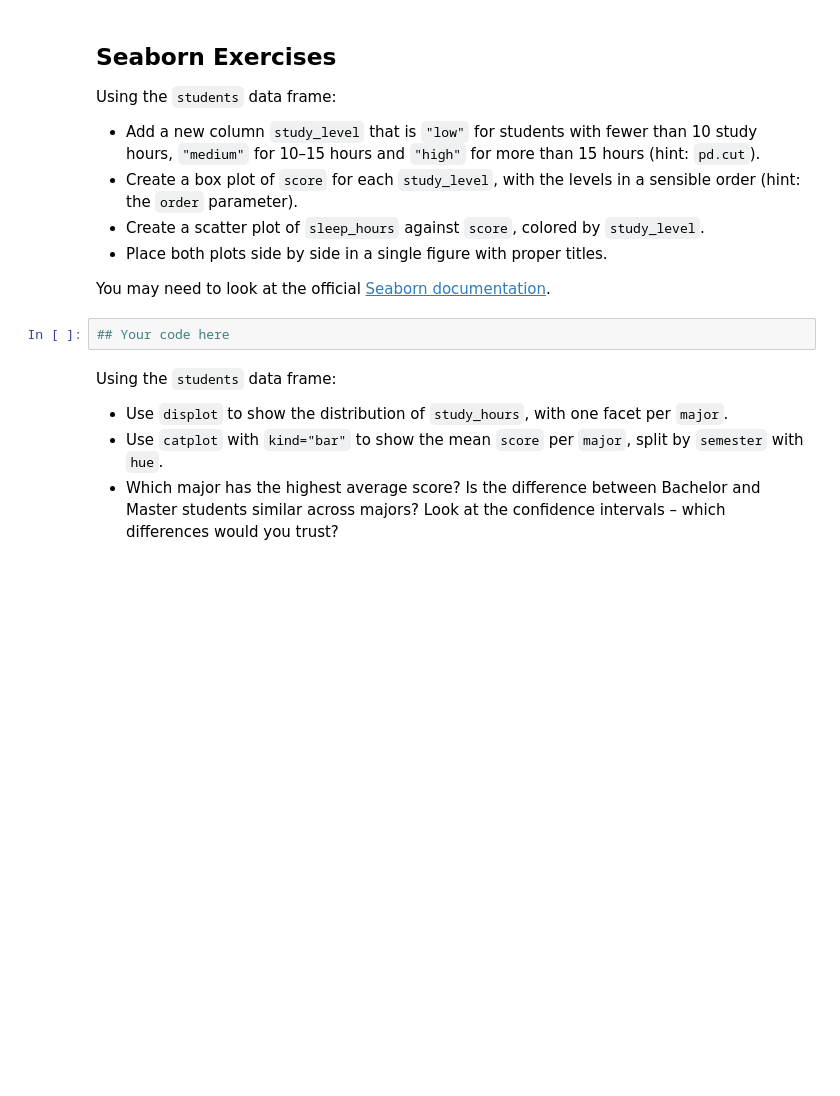
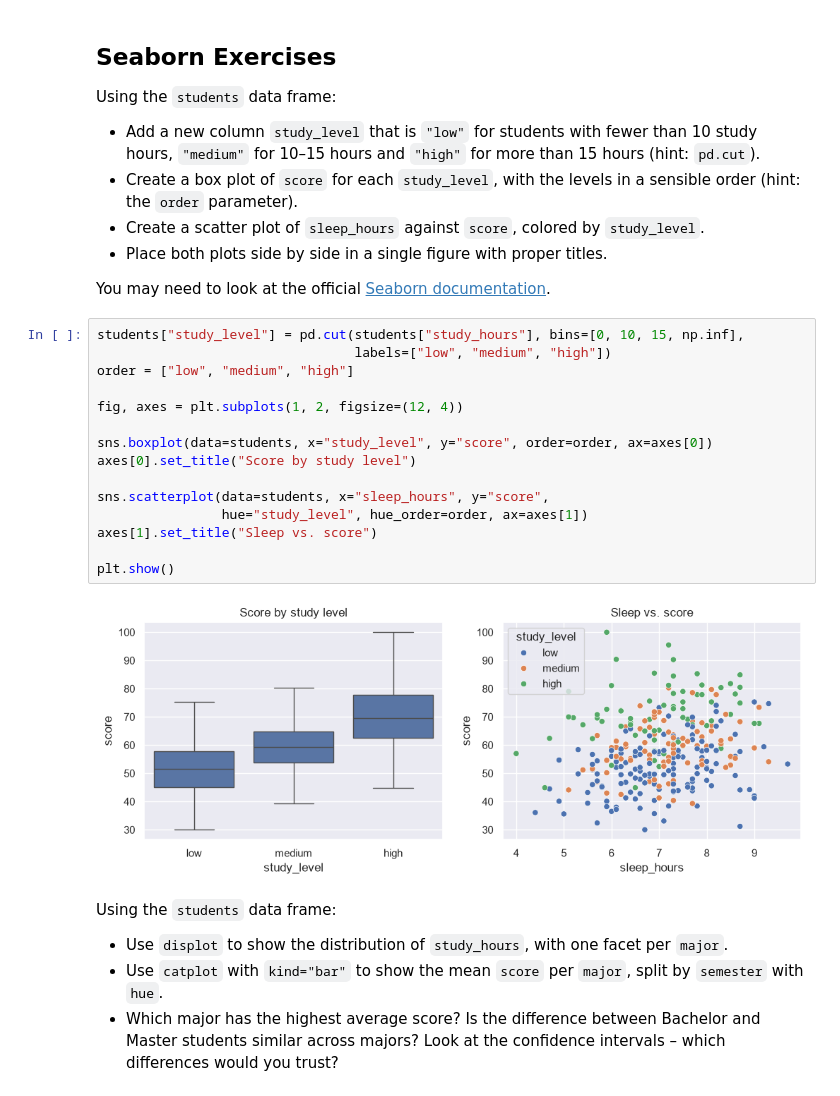
Before and after one commit to aoprea42/HN_datascience_ws26_oprea, a Jupyter notebook: ex3_plotting.ipynb, the cells around one changed output. Cells and saved outputs as stored; diff of their text form; blank space fills up the shorter version.

```diff
--- a/ex3_plotting.ipynb
+++ b/ex3_plotting.ipynb
@@ -393,7 +436,22 @@ Using the `students` data frame:
 
 You may need to look at the official <a href=https://seaborn.pydata.org/api.html>Seaborn documentation</a>.
 # %%
-## Your code here
+students["study_level"] = pd.cut(students["study_hours"], bins=[0, 10, 15, np.inf],
+                                 labels=["low", "medium", "high"])
+order = ["low", "medium", "high"]
+
+fig, axes = plt.subplots(1, 2, figsize=(12, 4))
+
+sns.boxplot(data=students, x="study_level", y="score", order=order, ax=axes[0])
+axes[0].set_title("Score by study level")
+
+sns.scatterplot(data=students, x="sleep_hours", y="score",
+                hue="study_level", hue_order=order, ax=axes[1])
+axes[1].set_title("Sleep vs. score")
+
+plt.show()
+# %% [output]
+[figure, added]
 # %% [markdown]
 Using the `students` data frame:
 
```
Also changed, not shown: parts of 10 cells of this notebook, 1 other file.
